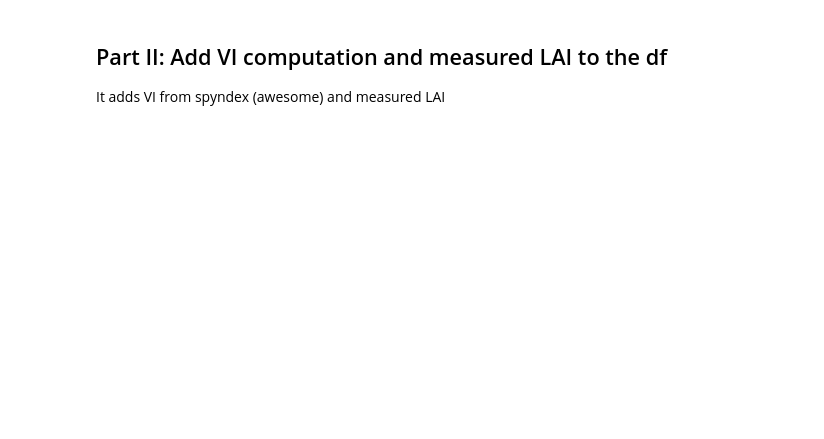
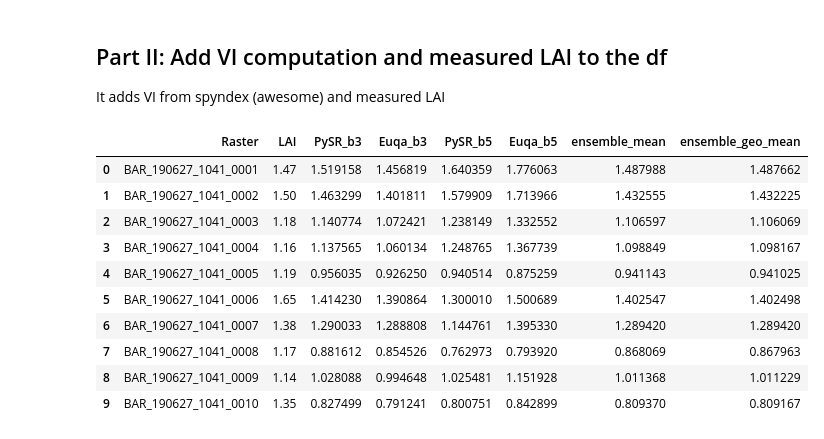
Before and after one commit to alvarezsergiom1/PySR_ATeam_sac, a Jupyter notebook: examples/LAI_vineyard_equations/Best_eq_sel_filtered2.ipynb, the cells around one changed output. Cells and saved outputs as stored; diff of their text form; code cells hidden in the pictures; blank space fills up the shorter version.

```diff
--- a/examples/LAI_vineyard_equations/Best_eq_sel_filtered2.ipynb
+++ b/examples/LAI_vineyard_equations/Best_eq_sel_filtered2.ipynb
@@ -21,28 +21,47 @@ Transect_f_df = pd.read_csv(Data_df_list[5])
 # %%
 
 ## PySR 3 and Eureqa 3 Best ( from NDVIc Df)
 # pySR eq 9
 expr1 ="(-0.1987565 / (0.46661502 - IKAW)) + (((((FC - IKAW) - (CH * 0.6119851)) / BNDVI) - -2.0081608) / GCC)"
 NDVIc_df = NDVIc_df.eval(f"PySR_b3 = {expr1}")
 # Eureqa 18
 expr2 ="3.67261957013485*NDVIf + 17.2418567409071*BCC*GBNDVI + -0.069729243764334/(BCC - 0.140684322103464) - CH"
 NDVIc_df = NDVIc_df.eval(f"Euqa_b3 = {expr2}")
 LAI_df_b3 = NDVIc_df[["Raster","LAI","PySR_b3","Euqa_b3"]]
 
 ## PySR 5 and Eureqa 5 Best ( from Transect Df)
 # pySR eq 9
 expr3 ="(((3.782226 / BAI) + 1.5315768) - VARI) * ((((FC * 1.3910253) + 2.3057294) - CH) + (-0.0025362577 / FC))"
 Transect_df = Transect_df.eval(f"PySR_b5 = {expr3}")
 # Eureqa eq 15
 expr4 ="10.8557723713849*NIR + 3.24342657167657*FC*RGRI - 4.88342179245396*NIR*CH"
 Transect_df = Transect_df.eval(f"Euqa_b5 = {expr4}")
 LAI_df_b5 = Transect_df[["PySR_b5","Euqa_b5"]]
 
 # combining all the modeled LAI into a single dataframe
 LAI_modeled_df = pd.concat([LAI_df_b3, LAI_df_b5], axis=1)
 LAI_modeled_df.head(10)
-# saving the modeled LAI df to a csv file
-LAI_modeled_df.to_csv("Modeled_LAI_allmethods.csv", index=False)
+LAI_modeled_df["ensemble_mean"] = LAI_modeled_df[["PySR_b3","Euqa_b3"]].mean(axis=1)
+
+a = LAI_modeled_df["PySR_b3"]
+b = LAI_modeled_df["Euqa_b3"]
+
+LAI_modeled_df["ensemble_geo_mean"] = np.sqrt(a * b)
+LAI_modeled_df.head(10)
+# # saving the modeled LAI df to a csv file
+# LAI_modeled_df.to_csv("Modeled_LAI_allmethods.csv", index=False)
+# %% [output]
+|  | Raster | LAI | PySR_b3 | Euqa_b3 | PySR_b5 | Euqa_b5 | ensemble_mean | ensemble_geo_mean |
+| 0 | BAR_190627_1041_0001 | 1.47 | 1.519158 | 1.456819 | 1.640359 | 1.776063 | 1.487988 | 1.487662 |
+| 1 | BAR_190627_1041_0002 | 1.50 | 1.463299 | 1.401811 | 1.579909 | 1.713966 | 1.432555 | 1.432225 |
+| 2 | BAR_190627_1041_0003 | 1.18 | 1.140774 | 1.072421 | 1.238149 | 1.332552 | 1.106597 | 1.106069 |
+| 3 | BAR_190627_1041_0004 | 1.16 | 1.137565 | 1.060134 | 1.248765 | 1.367739 | 1.098849 | 1.098167 |
+| 4 | BAR_190627_1041_0005 | 1.19 | 0.956035 | 0.926250 | 0.940514 | 0.875259 | 0.941143 | 0.941025 |
+| 5 | BAR_190627_1041_0006 | 1.65 | 1.414230 | 1.390864 | 1.300010 | 1.500689 | 1.402547 | 1.402498 |
+| 6 | BAR_190627_1041_0007 | 1.38 | 1.290033 | 1.288808 | 1.144761 | 1.395330 | 1.289420 | 1.289420 |
+| 7 | BAR_190627_1041_0008 | 1.17 | 0.881612 | 0.854526 | 0.762973 | 0.793920 | 0.868069 | 0.867963 |
+| 8 | BAR_190627_1041_0009 | 1.14 | 1.028088 | 0.994648 | 1.025481 | 1.151928 | 1.011368 | 1.011229 |
+| 9 | BAR_190627_1041_0010 | 1.35 | 0.827499 | 0.791241 | 0.800751 | 0.842899 | 0.809370 | 0.809167 |
 # %%
 # Selecting df Columns for analysis
 # X = LAI_modeled_df.iloc[:,2:]
```
Also changed, not shown: parts of 3 cells of this notebook.
